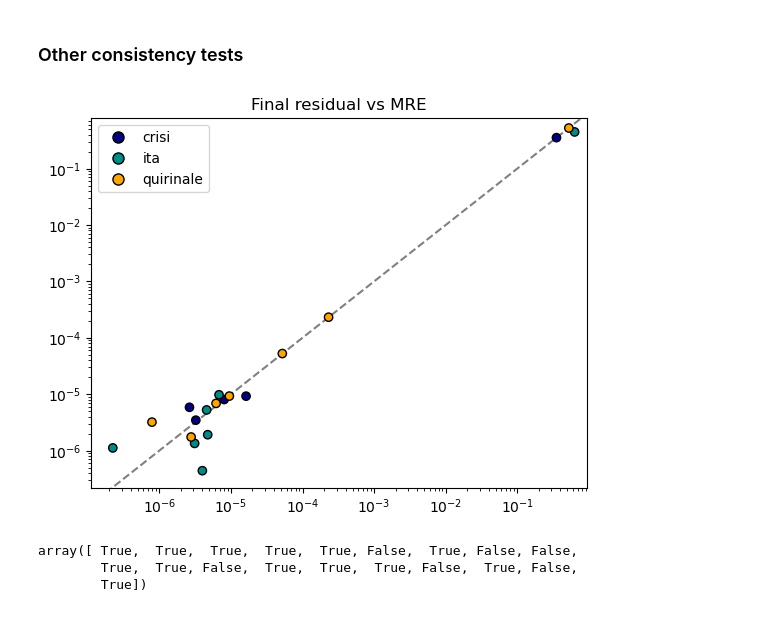
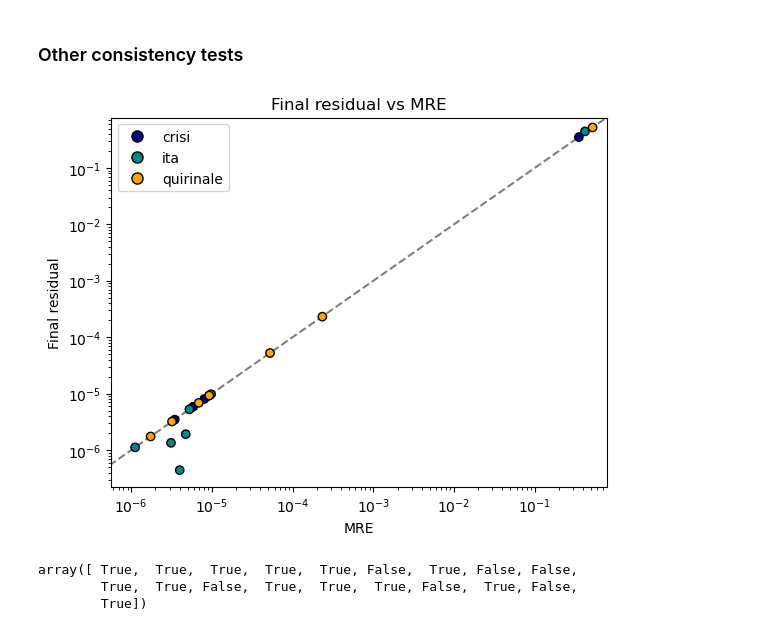
Before and after one commit to fabiosaracco/bowtie2, a Jupyter notebook: 0_1_convergence_test.ipynb, the cells around one changed output. Cells and saved outputs as stored; diff of their text form; code cells hidden in the pictures.

```diff
--- a/0_1_convergence_test.ipynb
+++ b/0_1_convergence_test.ipynb
@@ -99,20 +94,20 @@ models=[]
 solved_dataset={}
 
 for file in qdecm_test_files:
-    file_mtime = dt.date.fromtimestamp(os.path.getmtime(TEST_FOLDER+file))
-    if file_mtime != dt.date.today():
-        print(f'[{dt.datetime.now():%Y-%m-%d %H:%M:%S}] The file {file} was not created/modified today. Skipping...')
-        continue
+    #file_mtime = dt.date.fromtimestamp(os.path.getmtime(TEST_FOLDER+file))
+    #if file_mtime != dt.date.today():
+    #    print(f'[{dt.datetime.now():%Y-%m-%d %H:%M:%S}] The file {file} was not created/modified today. Skipping...')
+    #    continue
     key=file.split('_')[0]
     if key not in solved_dataset.keys():
         solved_dataset[key]={'comms':0, 'solved':0}
     with open(TEST_FOLDER+file, 'rb') as f:
         cacca=pickle.load(f)
 
-    if hasattr(cacca, 'sol_weights') and hasattr(cacca.sol_weights, 'converged'):
+    if hasattr(cacca, 'sol') and hasattr(cacca.sol, 'converged'):
         models.append(cacca)
         solved_dataset[key]['comms']+=1
-        if cacca.sol_weights.converged:
+        if cacca.sol.converged:
             solved+=1
             solved_dataset[key]['solved']+=1
 print(f'{solved}/{len(models)} solved ({solved/len(models)*100:.2f}%)')
@@ -139,12 +134,12 @@ for i_file, file in enumerate(qdecm_test_files):
     with open(TEST_FOLDER+file, 'rb') as f:
         model=pickle.load(f)
 
-    if hasattr(model, 'sol_weights') and hasattr(model.sol_weights, 'converged'):
+    if hasattr(model, 'sol') and hasattr(model.sol, 'converged'):
         models.append(model)
         file_mask[i_file]=True
         solved_dataset[key]['comms']+=1
-        print(f'{file:30} N={model.N:6,d}, weights={model.sol_weights.converged:}')
-        if model.sol_weights.converged:
+        print(f'{file:30} N={model.N:6,d}, weights={model.sol.converged:}')
+        if model.sol.converged:
             solved+=1
             solved_dataset[key]['solved']+=1
 print(f'{solved}/{len(models)} solved ({solved/len(models)*100:.2f}%)')
@@ -176,6 +174,6 @@ color_dict={'crisi': 'navy', 'ita': 'darkcyan', 'quirinale': 'orange'}
 # %%
 Ns=np.array([model.N for model in models])
-res_final=np.array([model.sol_weights.residuals[-1] for model in models])
+res_final=np.array([model.sol.mre for model in models])
 # %%
 good_Ns=np.max(Ns[res_final<1e-5])
 good_Ns
@@ -215,29 +213,29 @@ So far, it seems that I have a limit in the solving qDECM, due to the dimension
 # %% [markdown]
 ### Other consistency tests
 # %%
-finale_mres=[]
+final_mres=[]
 for model in tqdm(models):
-    mre_w=model.max_relative_error(model.sol_topo.theta, model.sol_weights.theta)
-    finale_mres.append(mre_w)
+    mre_w=model.max_relative_error(model.sol.theta[:2*model.N], model.sol.theta[2*model.N:])
+    final_mres.append(mre_w)
 # %%
-plt.scatter(finale_mres, res_final, color=[color_dict[file.split('_')[0]] for file in qdecm_test_files], edgecolor='black', zorder=2)
+plt.scatter(final_mres, res_final, color=[color_dict[file.split('_')[0]] for file in qdecm_test_files], edgecolor='black', zorder=2)
 plt.plot([1e-8, 1], [1e-8, 1], '--', zorder=1, color='gray')
 plt.xscale('log')
 plt.yscale('log')
-#plt.xlabel('N')
-#plt.ylabel('Final residual')
+plt.xlabel('MRE')
+plt.ylabel('Final residual')
 plt.title('Final residual vs MRE')
 legend_handles = [
     Line2D([0], [0], marker='o', color='w', markerfacecolor=color, markeredgecolor='black', markersize=8, label=label)
     for label, color in color_dict.items()
 ]
-plt.xlim(0.5*min(finale_mres), 1.5*max(finale_mres))
+plt.xlim(0.5*min(final_mres), 1.5*max(final_mres))
 plt.ylim(0.5*min(res_final), 1.5*max(res_final))
 plt.legend(handles=legend_handles)
 
 plt.show()
 # %% [output]
-[figure, old version]
+[figure, new version]
 # %%
 best_theta_vs_theta=[]
 best_theta_mask=np.zeros(len(models), dtype=bool)
```
Also changed, not shown: parts of 7 cells of this notebook, 1 other file.
